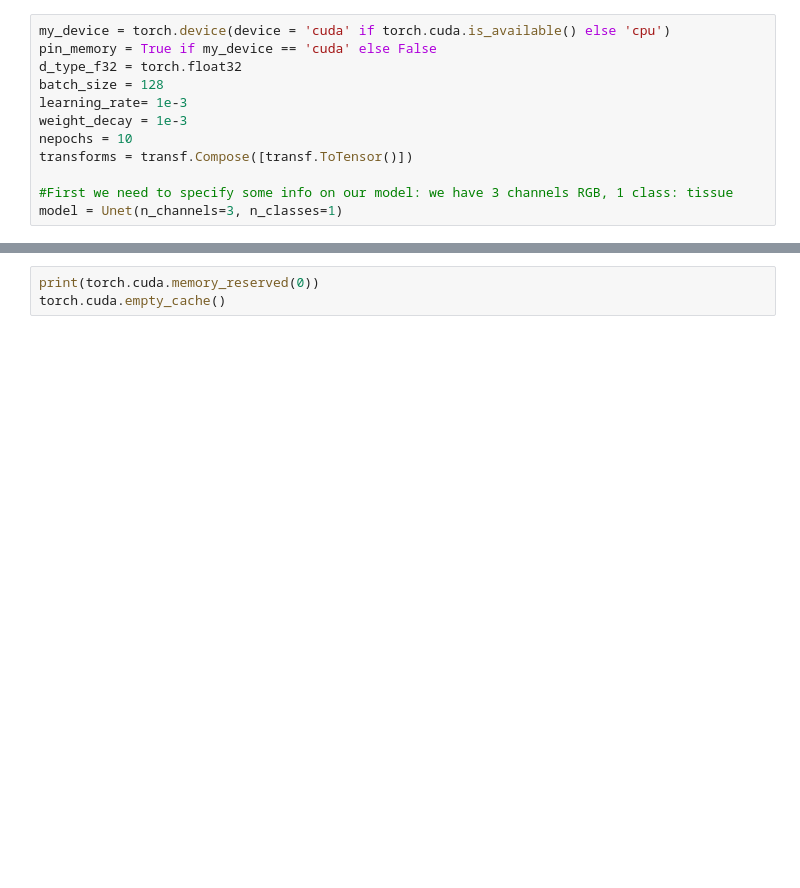
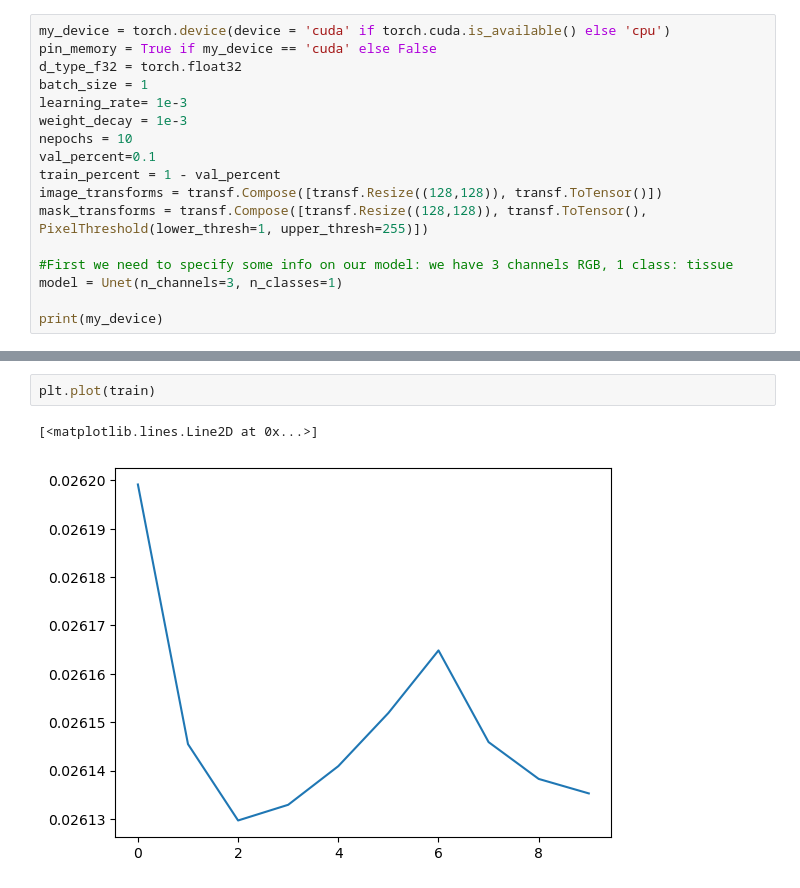
Before and after one commit to christatsao/ocelot, a Jupyter notebook: notebooks/JL_notebook_1.ipynb, the cells around one changed output, grey strips where cells are left out. Cells and saved outputs as stored; diff of their text form; blank space fills up the shorter version.

Commit message:
training loop first complete iteration

```diff
--- a/notebooks/JL_notebook_1.ipynb
+++ b/notebooks/JL_notebook_1.ipynb
@@ -23,11 +25,16 @@ torch.cuda.empty_cache()
 my_device = torch.device(device = 'cuda' if torch.cuda.is_available() else 'cpu')
 pin_memory = True if my_device == 'cuda' else False
 d_type_f32 = torch.float32
-batch_size = 128
+batch_size = 1
 learning_rate= 1e-3
 weight_decay = 1e-3
 nepochs = 10
-transforms = transf.Compose([transf.ToTensor()])
+val_percent=0.1
+train_percent = 1 - val_percent
+image_transforms = transf.Compose([transf.Resize((128,128)), transf.ToTensor()])
+mask_transforms = transf.Compose([transf.Resize((128,128)), transf.ToTensor(), PixelThreshold(lower_thresh=1, upper_thresh=255)])
 
 #First we need to specify some info on our model: we have 3 channels RGB, 1 class: tissue
 model = Unet(n_channels=3, n_classes=1)
+
+print(my_device)
@@ -131,3 +186,5 @@ KeyboardInterrupt:
-# %%
-print(torch.cuda.memory_reserved(0))
-torch.cuda.empty_cache()
+# %%
+plt.plot(train)
+# %% [output]
+[<matplotlib.lines.Line2D at 0x...>]
+[figure, added]
```
Also changed, not shown: parts of 8 cells of this notebook, 4 other files.
